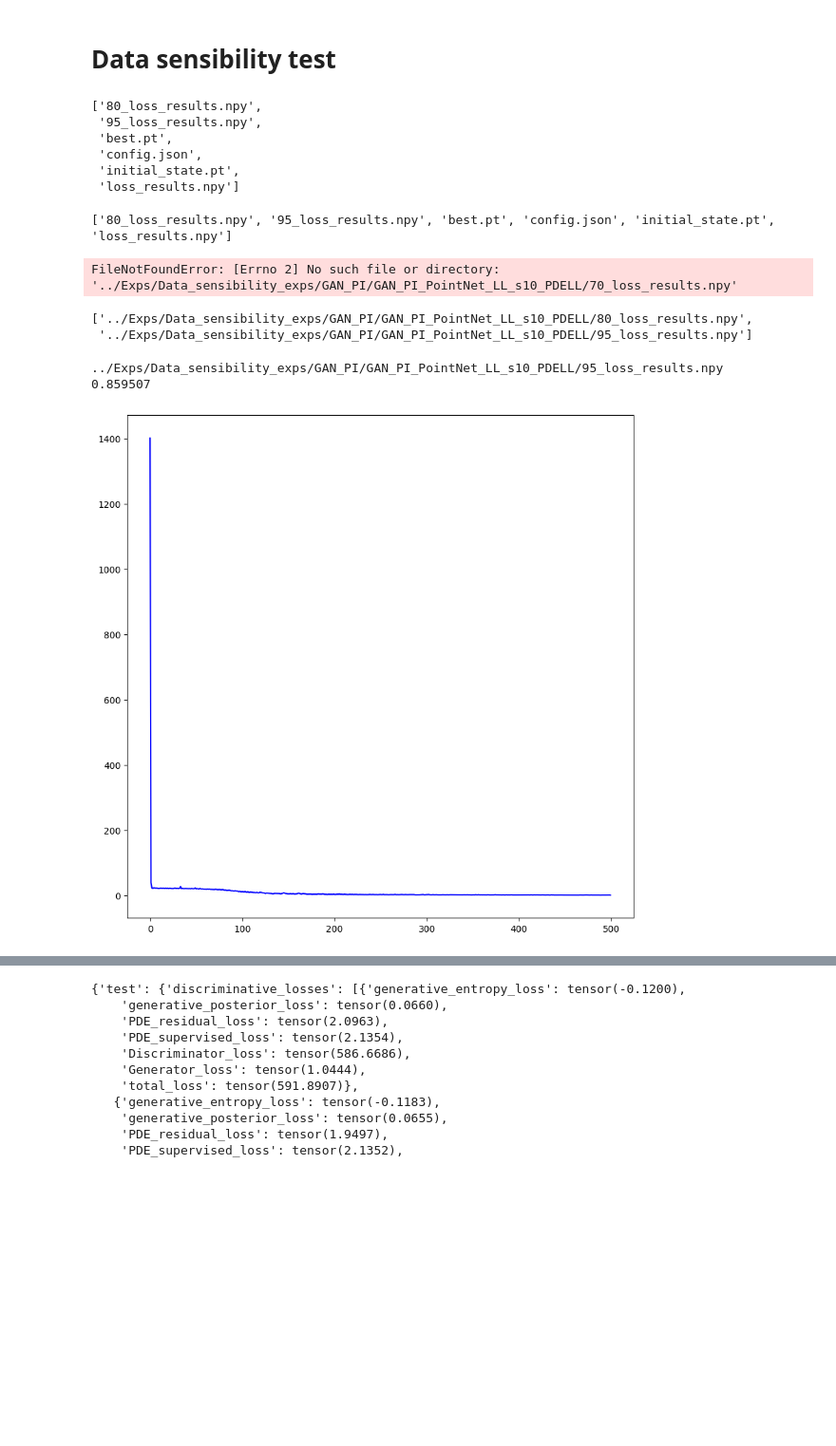
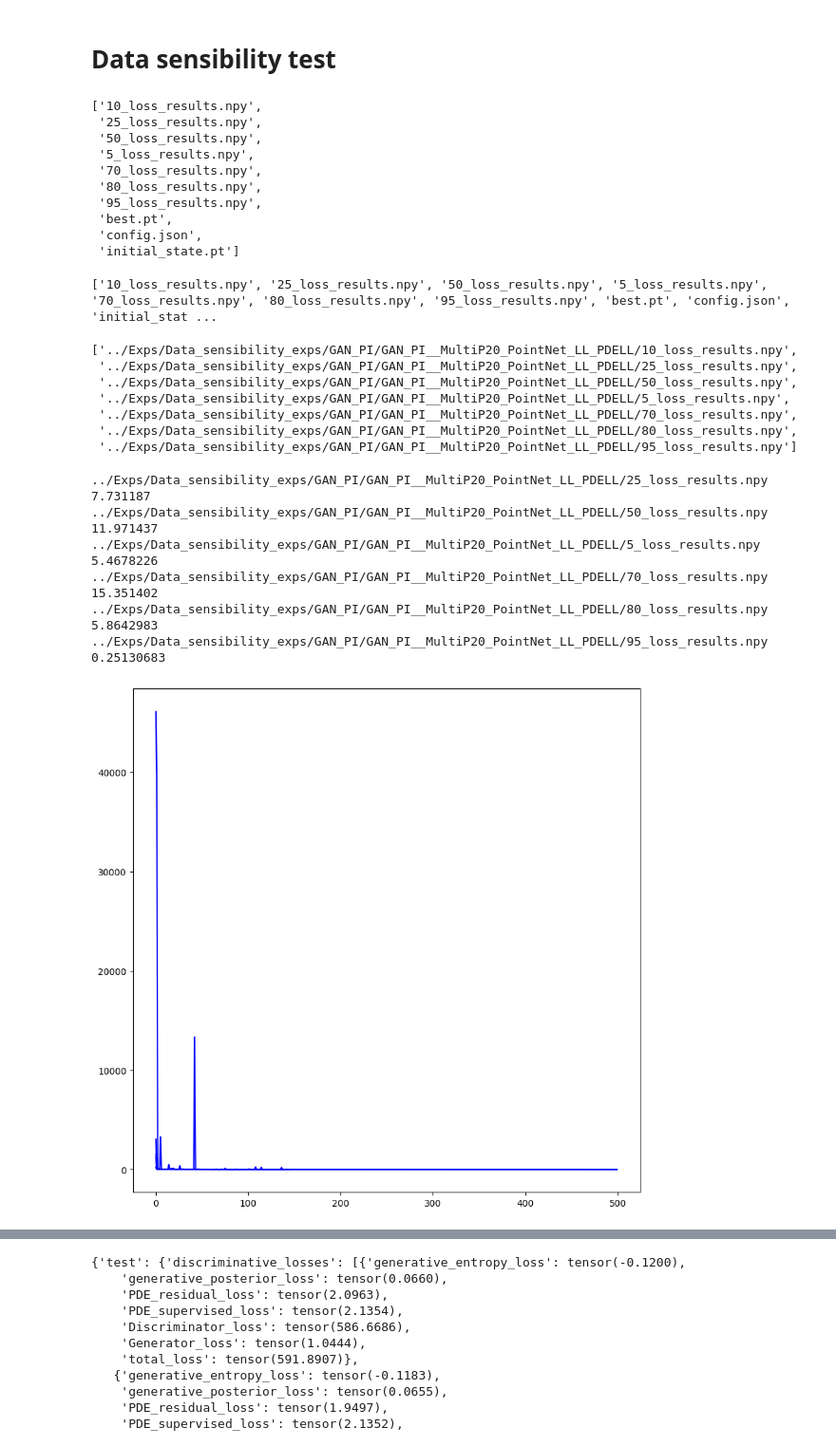
Before and after one commit to grmc1999/PhysicsSimulationDeepLearning, a Jupyter notebook: Notebooks/Result_analysis.ipynb, the cells around one changed output, grey strips where cells are left out. Shown at 95% size. Drawn from its saved outputs; the diff is of its cells as text; code cells hidden in the pictures; blank space fills up the shorter version.

```diff
--- a/Notebooks/Result_analysis.ipynb
+++ b/Notebooks/Result_analysis.ipynb
@@ -48,8 +48,12 @@ GAN_PI_LL_s20
 root="../Exps/GAN_PI"
 #root="../Exps/Data_sensibility_exps/GAN_PI"
 # %%
-model_id="GAN_PI_LL_s10_PDELL_D_os_3_G_os_5"
-model_id="GAN_PI_PointNet_LL_s10_PDELL"
+#model_id="GAN_PI_LL_s10_PDELL_D_os_3_G_os_5"
+#model_id="GAN_PI_PointNet_LL_s10_PDELL"
+#model_id="GAN_PI_PointNet_LL_PDELL_G_PointN_D_MLP"
+#model_id="GAN_PI_PointNet_LL_PDELL_D1_G1"
+model_id="GAN_PI_PointNet_LL_r10_PDELL"
+model_id="GAN_PI__MultiP20_PointNet_LL_PDELL"
 hist=np.load(os.path.join(root,model_id,"loss_results.npy"),allow_pickle=True)
 hist=hist.tolist()
 # %%
@@ -108,7 +150,7 @@ for k in hist[1]["test"]["generative_losses"][0].keys():
     )
 
 
-inidx_1=480
+inidx_1=10
 inidx_2=-1
 #fig,axs=plt.subplots(figsize=(5,5))
 fig=plt.figure(figsize=(5,10))
@@ -140,16 +182,23 @@ list(step_loss.keys())
 # %%
 root="../Exps/Data_sensibility_exps/GAN_PI"
 #model_id="GAN_PI_LL_s10_PDELL"
-model_id="GAN_PI_PointNet_LL_s10_PDELL"
+model_id="GAN_PI_PointNet_LL_PDELL_D1_G1"
+model_id="GAN_PI_PointNet_LL_r10_PDELL"
+model_id="GAN_PI__MultiP20_PointNet_LL_PDELL"
+#model_id="GAN_PI_PointNet_LL_PDELL_G_PointN_D_MLP"
 # %%
 os.listdir(os.path.join(root,model_id))
 # %% [output]
-['80_loss_results.npy',
+['10_loss_results.npy',
+ '25_loss_results.npy',
+ '50_loss_results.npy',
+ '5_loss_results.npy',
+ '70_loss_results.npy',
+ '80_loss_results.npy',
  '95_loss_results.npy',
  'best.pt',
  'config.json',
- 'initial_state.pt',
- 'loss_results.npy']
+ 'initial_state.pt']
 # %%
 #root="../Exps/Data_sensibility_exps/GAN_PI"
 
@@ -160,35 +209,49 @@ print(os.listdir(os.path.join(root,model_id)))
 hist=np.load(os.path.join(root,model_id,"70_loss_results.npy"),allow_pickle=True)
 hist=hist.tolist()
 # %% [output]
-['80_loss_results.npy', '95_loss_results.npy', 'best.pt', 'config.json', 'initial_state.pt', 'loss_results.npy']
+['10_loss_results.npy', '25_loss_results.npy', '50_loss_results.npy', '5_loss_results.npy', '70_loss_results.npy', '80_loss_results.npy', '95_loss_results.npy', 'best.pt', 'config.json', 'initial_stat ...
-FileNotFoundError: [Errno 2] No such file or directory: '../Exps/Data_sensibility_exps/GAN_PI/GAN_PI_PointNet_LL_s10_PDELL/70_loss_results.npy'
 # %%
 import glob
 glob.glob((os.path.join(root,model_id,"*_loss_results.npy")))
 # %% [output]
-['../Exps/Data_sensibility_exps/GAN_PI/GAN_PI_PointNet_LL_s10_PDELL/80_loss_results.npy',
- '../Exps/Data_sensibility_exps/GAN_PI/GAN_PI_PointNet_LL_s10_PDELL/95_loss_results.npy']
+['../Exps/Data_sensibility_exps/GAN_PI/GAN_PI__MultiP20_PointNet_LL_PDELL/10_loss_results.npy',
+ '../Exps/Data_sensibility_exps/GAN_PI/GAN_PI__MultiP20_PointNet_LL_PDELL/25_loss_results.npy',
+ '../Exps/Data_sensibility_exps/GAN_PI/GAN_PI__MultiP20_PointNet_LL_PDELL/50_loss_results.npy',
+ '../Exps/Data_sensibility_exps/GAN_PI/GAN_PI__MultiP20_PointNet_LL_PDELL/5_loss_results.npy',
+ '../Exps/Data_sensibility_exps/GAN_PI/GAN_PI__MultiP20_PointNet_LL_PDELL/70_loss_results.npy',
+ '../Exps/Data_sensibility_exps/GAN_PI/GAN_PI__MultiP20_PointNet_LL_PDELL/80_loss_results.npy',
+ '../Exps/Data_sensibility_exps/GAN_PI/GAN_PI__MultiP20_PointNet_LL_PDELL/95_loss_results.npy']
 # %%
 fig,axs=plt.subplots(figsize=(10,10))
-inidx_1=700
+inidx_1=0
 inidx_2=-1
 color='b'
 for res in glob.glob((os.path.join(root,model_id,"*_loss_results.npy")))[1:]:
     print(res)
     step_loss={}
     hist=np.load(res,allow_pickle=True)
     hist=hist.tolist()
-    for k in hist[0]["test"]["generative_losses"][0].keys():
+    for k in hist[0]["train"]["generative_losses"][0].keys():
         step_loss[k]=list(
             reduce(lambda x,y:x+y,list(b[k] for b in hist[ep]["train"]["generative_losses"])) for ep in hist.keys()
         )
-    axs.plot(np.arange(len(step_loss['PDE_residual_loss'][:])),step_loss['PDE_residual_loss'][:],color=color,label=k)
-    print(np.min(step_loss['PDE_residual_loss'][:]))
+    axs.plot(np.arange(len(step_loss['PDE_residual_loss'][inidx_1:])),step_loss['PDE_residual_loss'][inidx_1:],color=color,label=k)
+    print(np.min(step_loss['PDE_residual_loss'][inidx_1:]))
 plt.show()
 # %% [output]
-../Exps/Data_sensibility_exps/GAN_PI/GAN_PI_PointNet_LL_s10_PDELL/95_loss_results.npy
-0.859507
+../Exps/Data_sensibility_exps/GAN_PI/GAN_PI__MultiP20_PointNet_LL_PDELL/25_loss_results.npy
+7.731187
+../Exps/Data_sensibility_exps/GAN_PI/GAN_PI__MultiP20_PointNet_LL_PDELL/50_loss_results.npy
+11.971437
+../Exps/Data_sensibility_exps/GAN_PI/GAN_PI__MultiP20_PointNet_LL_PDELL/5_loss_results.npy
+5.4678226
+../Exps/Data_sensibility_exps/GAN_PI/GAN_PI__MultiP20_PointNet_LL_PDELL/70_loss_results.npy
+15.351402
+../Exps/Data_sensibility_exps/GAN_PI/GAN_PI__MultiP20_PointNet_LL_PDELL/80_loss_results.npy
+5.8642983
+../Exps/Data_sensibility_exps/GAN_PI/GAN_PI__MultiP20_PointNet_LL_PDELL/95_loss_results.npy
+0.25130683
-[figure, old version]
+[figure, new version]
 # %%
 fig,axs=plt.subplots(figsize=(10,10))
 inidx_1=700
```
Also changed, not shown: parts of 3 cells of this notebook, 3 other files.
